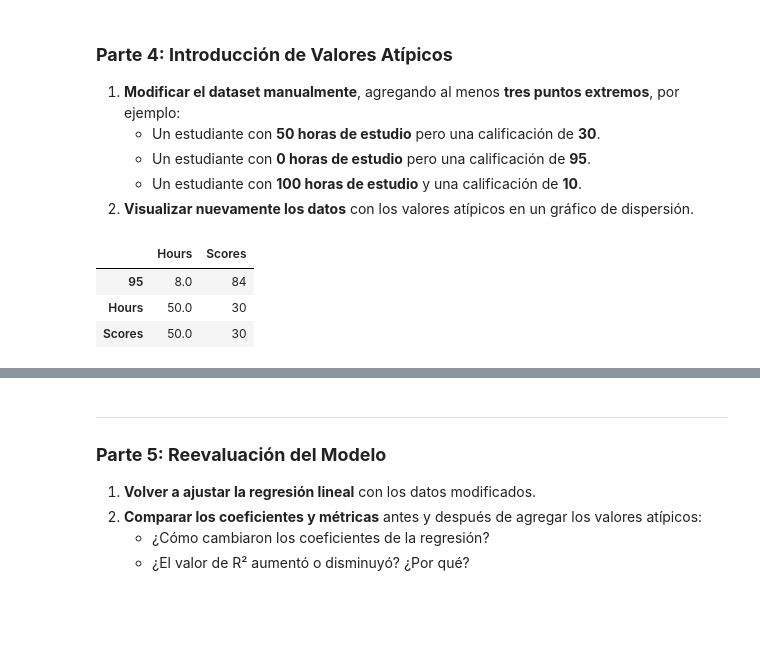
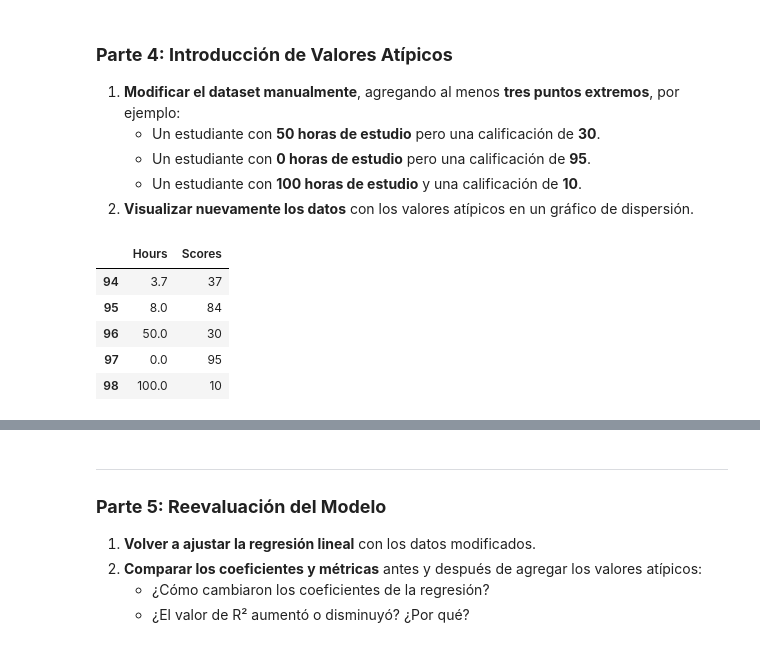
Before and after one commit to SimonGarcia01/ai-course, a Jupyter notebook: OLS intro/1-actividad.ipynb, the cells around one changed output, grey strips where cells are left out. Drawn from its saved outputs; the diff is of its cells as text; code cells hidden in the pictures; blank space fills up the shorter version.

```diff
--- a/OLS intro/1-actividad.ipynb
+++ b/OLS intro/1-actividad.ipynb
@@ -231,17 +247,23 @@ RMSE (Root Mean Squared Error) con sklearn: 3.3970885813457117
    - Un estudiante con **100 horas de estudio** y una calificación de **10**.
 2. **Visualizar nuevamente los datos** con los valores atípicos en un gráfico de dispersión.
 # %%
-newOutliers = pd.DataFrame(
+dfOutliers = scoreDf.copy()
+
+newOutliers = pd.DataFrame([
     {'Hours':50, 'Scores':30},
     {'Hours':0, 'Scores':95},
     {'Hours':100, 'Scores':10}
-)
+])
 
-scoreDf = pd.concat([scoreDf,newOutliers])
+#pd.DataFrame expects a list of dictionaries
 
-scoreDf.tail(3)
+dfOutliers = pd.concat([dfOutliers, newOutliers], ignore_index=True)
+
+dfOutliers.tail()
 # %% [output]
 |  | Hours | Scores |
+| 94 | 3.7 | 37 |
 | 95 | 8.0 | 84 |
-| Hours | 50.0 | 30 |
-| Scores | 50.0 | 30 |
+| 96 | 50.0 | 30 |
+| 97 | 0.0 | 95 |
+| 98 | 100.0 | 10 |
```
Also changed, not shown: parts of 8 cells of this notebook.
